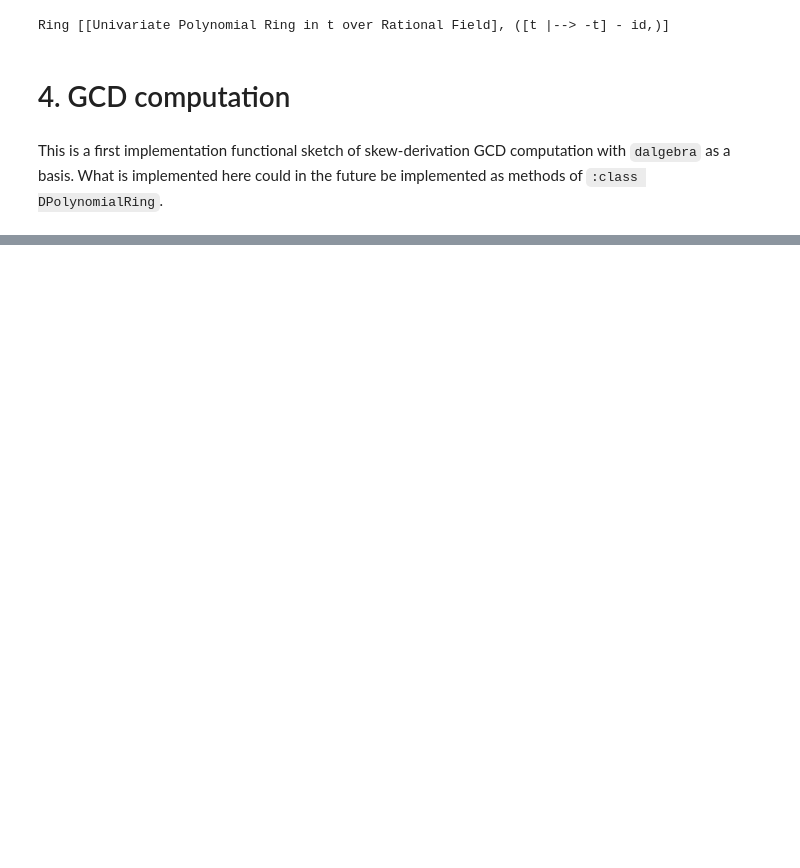
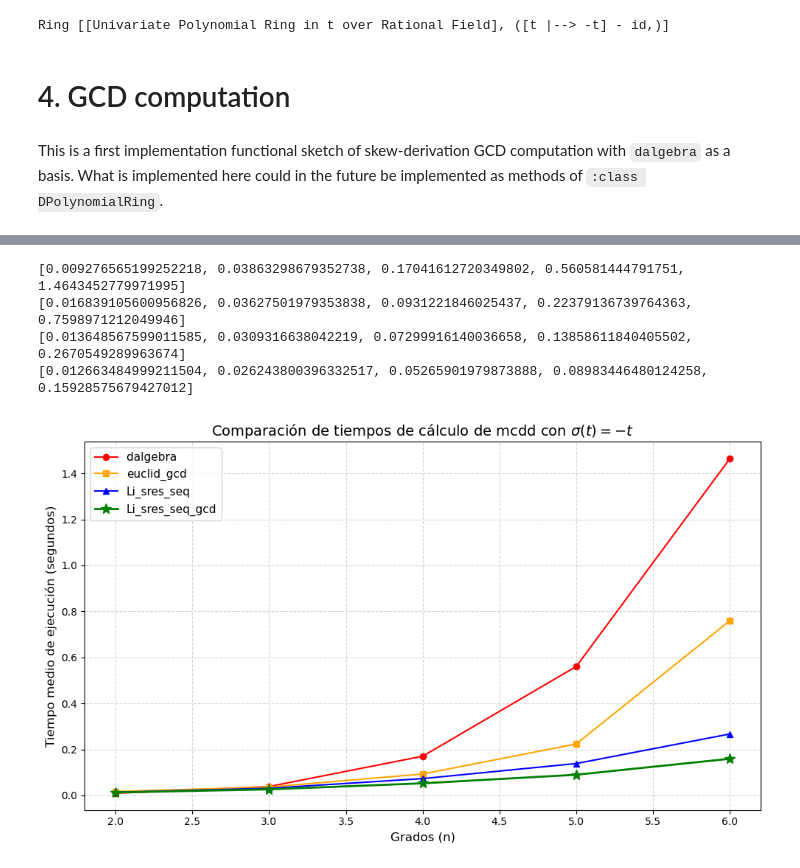
Before and after one commit to MarcosCH04/dalgebra_ore, a Jupyter notebook: notebooks/GCDs.ipynb, the cells around one changed output, grey strips where cells are left out. Cells and saved outputs as stored; diff of their text form; code cells hidden in the pictures; blank space fills up the shorter version.

```diff
--- a/notebooks/GCDs.ipynb
+++ b/notebooks/GCDs.ipynb
@@ -926,0 +1545,23 @@ print(times_li_gcd)
+# %%
+# Diff simple example.
+QQc.<lam,mu> = QQ[]
+B = DifferentialRing(QQc[x], diff)
+x = B(x)
+S.<z> = DPolynomialRing(B)
+
+n = 2
+m = 3
+L = x*z[1]
+for i in range(n):
+    print(L)
+    L = L.dot(x*z[1]-i*m*z[0],z)
+print(L)
+
+n = 3
+m = 2
+M = x*z[1]
+for i in range(n):
+    print(M)
+    M = M.dot(x*z[1]-i*m*z[0],z)
+
+#print(S.sylvester_subresultant_sequence(L-lam,M-mu))
@@ -926,0 +2113,24 @@ print(times_li_gcd)
+# %%
+# --- PLOTTING ---
+plt.figure(figsize=(10, 6))
+
+plt.plot(degrees, times_dalgebra, marker='o', color='red', label='dalgebra ')
+plt.plot(degrees, times_euclid, marker='s', color='orange', label='euclid_gcd')
+plt.plot(degrees, times_li_seq, marker='^', color='blue', label='Li_sres_seq')
+plt.plot(degrees, times_li_gcd, marker='*', color='green', linewidth=2, markersize=10, label='Li_sres_seq_gcd')
+
+plt.title(r'Comparación de tiempos de cálculo de mcdd con $\sigma(t)=-t$', fontsize=14)
+plt.xlabel('Grados (n)', fontsize=12)
+plt.ylabel('Tiempo medio de ejecución (segundos)', fontsize=12)
+#plt.yscale('log') # Log scale is highly recommended due to matrix explosion
+plt.grid(True, which="both", ls="--", alpha=0.5)
+plt.legend(fontsize=11)
+plt.tight_layout()
+print(times_dalgebra, times_euclid, times_li_seq, times_li_gcd, sep = '\n')
+plt.savefig('Ext1_comp.png')
+# %% [output]
+[0.009276565199252218, 0.03863298679352738, 0.17041612720349802, 0.560581444791751, 1.4643452779971995]
+[0.016839105600956826, 0.03627501979353838, 0.0931221846025437, 0.22379136739764363, 0.7598971212049946]
+[0.013648567599011585, 0.0309316638042219, 0.07299916140036658, 0.13858611840405502, 0.2670549289963674]
+[0.012663484999211504, 0.026243800396332517, 0.05265901979873888, 0.08983446480124258, 0.15928575679427012]
+[figure, added]
```
Also changed, not shown: parts of 35 cells of this notebook.
